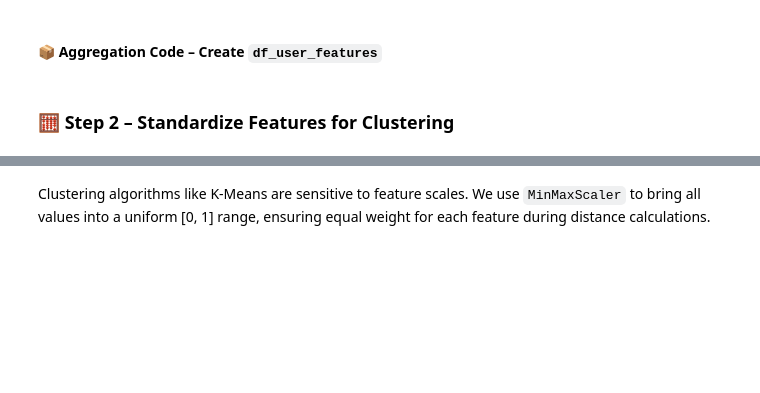
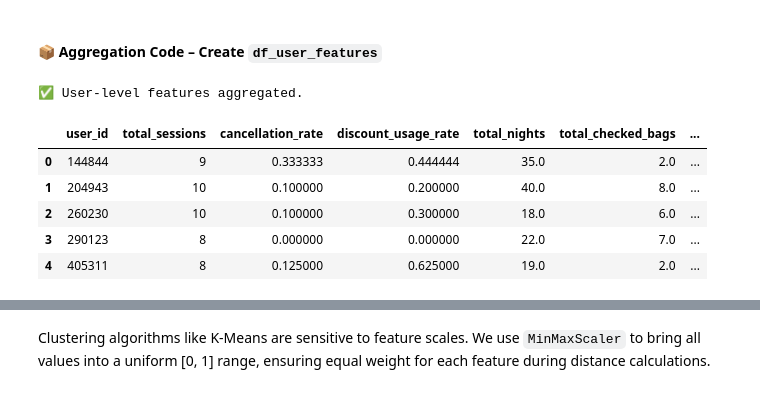
Before and after one commit to KonstantinData/Mastery-Project-Masterschool, a Jupyter notebook: mastery-project-masterschool/notebooks/01_load_and_preview_data.ipynb, the cells around one changed output, grey strips where cells are left out. Saved outputs shown, nothing was run; the diff lists cells and outputs as text; code cells hidden in the pictures; blank space fills up the shorter version.

```diff
--- a/mastery-project-masterschool/notebooks/01_load_and_preview_data.ipynb
+++ b/mastery-project-masterschool/notebooks/01_load_and_preview_data.ipynb
@@ -171,7 +171,11 @@ CHECKIN_TIME = datetime.strptime("15:00", "%H:%M").time()
 CHECKOUT_TIME = datetime.strptime("11:00", "%H:%M").time()
 GRACE_PERIOD = timedelta(hours=1)  # 1-hour grace period
 
-# Function to calculate nights based on check-in/out times
+# Convert check-in/out columns to datetime first
+df_hotels_bronze["check_in_time"] = pd.to_datetime(df_hotels_bronze["check_in_time"], errors="coerce")
+df_hotels_bronze["check_out_time"] = pd.to_datetime(df_hotels_bronze["check_out_time"], errors="coerce")
+
+# Function to calculate realistic nights
 def calculate_nights_realistic(row):
     check_in = row["check_in_time"]
     check_out = row["check_out_time"]
@@ -181,8 +185,6 @@ def calculate_nights_realistic(row):
 
     check_in_date = check_in.date()
     check_out_date = check_out.date()
-
-    # Base night count = number of calendar days
     nights = (check_out_date - check_in_date).days
 
     # Add 1 night if checkout was late (after grace period)
@@ -190,7 +192,7 @@ def calculate_nights_realistic(row):
     if check_out > checkout_deadline:
         nights += 1
 
-    return nights
+    return max(nights, 0)  # Ensure non-negative result
 
-# Apply to dataset
+# Recalculate nights column
 df_hotels_bronze["nights"] = df_hotels_bronze.apply(calculate_nights_realistic, axis=1)
@@ -469,45 +442,51 @@ sessions_agg = df_sessions_gold.groupby("user_id").agg(
 # %%
 # --- Prepare sessions ---
 # Add helper column: True if user used any discount (flight or hotel)
-df_sessions_gold.loc[:, "used_any_discount"] = (
-    df_sessions_gold["flight_discount"] | df_sessions_gold["hotel_discount"]
+df_sessions_silver.loc[:, "used_any_discount"] = (
+    df_sessions_silver["flight_discount"] | df_sessions_silver["hotel_discount"]
 )
 
 # Aggregate session-based metrics
-sessions_agg = df_sessions_gold.groupby("user_id").agg(
+sessions_agg = df_sessions_silver.groupby("user_id").agg(
     total_sessions=("session_id", "count"),
     cancellation_rate=("cancellation", "mean"),
     discount_usage_rate=("used_any_discount", "mean")
 )
 
 # --- Prepare hotels ---
-hotels_agg = df_hotels_gold.groupby("trip_id")["nights"].sum().reset_index()
-hotels_sessions = df_sessions_gold[["user_id", "trip_id"]].drop_duplicates()
+hotels_agg = df_hotels_silver.groupby("trip_id")["nights"].sum().reset_index()
+hotels_sessions = df_sessions_silver[["user_id", "trip_id"]].drop_duplicates()
 hotels_joined = hotels_sessions.merge(hotels_agg, on="trip_id", how="left")
 hotel_user_agg = hotels_joined.groupby("user_id")["nights"].sum().rename("total_nights")
 
 # --- Prepare flights ---
-flights_agg = df_flights_gold.groupby("trip_id").agg(
+flights_agg = df_flights_silver.groupby("trip_id").agg(
     total_checked_bags=("checked_bags", "sum"),
     total_base_fare=("base_fare_usd", "sum")
 ).reset_index()
-flights_sessions = df_sessions_gold[["user_id", "trip_id"]].drop_duplicates()
+flights_sessions = df_sessions_silver[["user_id", "trip_id"]].drop_duplicates()
 flights_joined = flights_sessions.merge(flights_agg, on="trip_id", how="left")
 flight_user_agg = flights_joined.groupby("user_id").agg(
     total_checked_bags=("total_checked_bags", "sum"),
     total_base_fare=("total_base_fare", "sum")
 )
 
 # --- Merge all user-level features ---
 df_user_features = (
     sessions_agg
     .join(hotel_user_agg, how="left")
     .join(flight_user_agg, how="left")
     .fillna(0)
     .reset_index()
 )
 
 print("✅ User-level features aggregated.")
 df_user_features.head()
+# %% [output]
+✅ User-level features aggregated.
+|  | user_id | total_sessions | cancellation_rate | discount_usage_rate | total_nights | total_checked_bags | ... |
+| 0 | 144844 | 9 | 0.333333 | 0.444444 | 35.0 | 2.0 | ... |
+| 1 | 204943 | 10 | 0.100000 | 0.200000 | 40.0 | 8.0 | ... |
+| 2 | 260230 | 10 | 0.100000 | 0.300000 | 18.0 | 6.0 | ... |
+| 3 | 290123 | 8 | 0.000000 | 0.000000 | 22.0 | 7.0 | ... |
+| 4 | 405311 | 8 | 0.125000 | 0.625000 | 19.0 | 2.0 | ... |
-# %% [markdown]
-### 🧮 Step 2 – Standardize Features for Clustering
```
Also changed, not shown: parts of 29 cells of this notebook.
